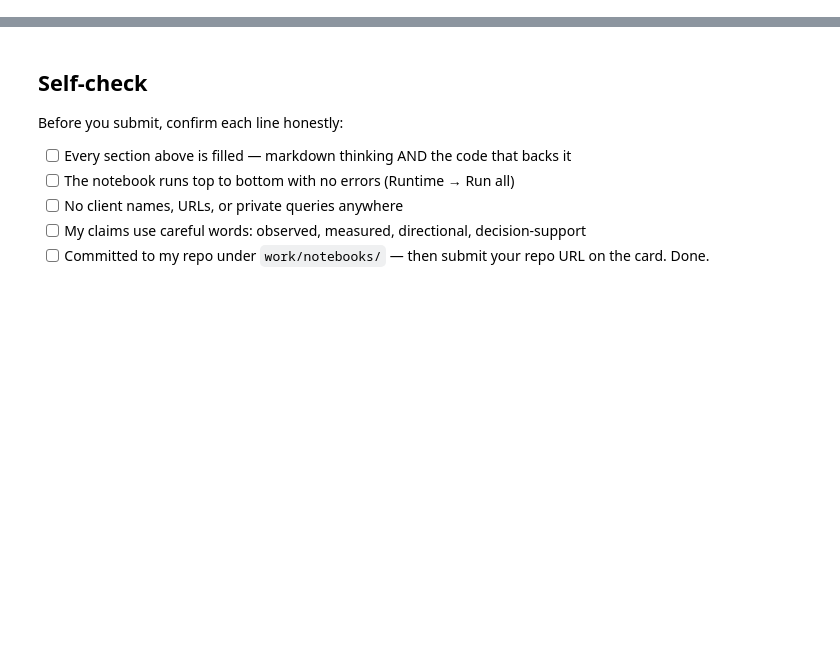
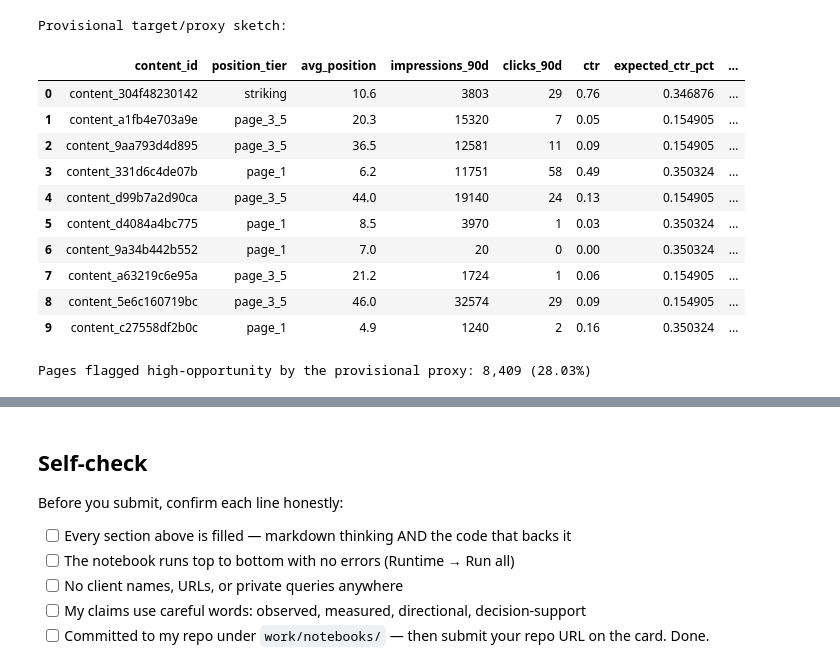
Before and after one commit to Fraz-Rasool/ML-Internship, a Jupyter notebook: work/notebooks/w02_ml_task_framing.ipynb, the cells around one changed output, grey strips where cells are left out. Drawn from its saved outputs; the diff is of its cells as text; code cells hidden in the pictures; blank space fills up the shorter version.

```diff
--- a/work/notebooks/w02_ml_task_framing.ipynb
+++ b/work/notebooks/w02_ml_task_framing.ipynb
@@ -43,0 +68,71 @@ This skeleton is yours to fill. Work the sections **in order** — each one has
+# %%
+# Sketch the provisional target/proxy.
+# CTR is stored on a 0-100 percentage scale in the starter data.
+
+tier_baseline = (
+    df.groupby("position_tier", dropna=False)
+      .apply(
+          lambda g: pd.Series({
+              "tier_impressions": g["impressions_90d"].sum(),
+              "tier_clicks": g["clicks_90d"].sum(),
+          }),
+          include_groups=False,
+      )
+      .reset_index()
+)
+
+tier_baseline["expected_ctr_pct"] = (
+    tier_baseline["tier_clicks"] /
+    tier_baseline["tier_impressions"] * 100
+)
+
+target_sketch = df[
+    [
+        "content_id",
+        "position_tier",
+        "avg_position",
+        "impressions_90d",
+        "clicks_90d",
+        "ctr",
+    ]
+].copy()
+
+target_sketch = target_sketch.merge(
+    tier_baseline[["position_tier", "expected_ctr_pct"]],
+    on="position_tier",
+    how="left",
+)
+
+target_sketch["ctr_opportunity_gap_pct"] = (
+    target_sketch["expected_ctr_pct"] - target_sketch["ctr"]
+)
+
+target_sketch["high_opportunity_proxy"] = (
+    (target_sketch["impressions_90d"] >= 500)
+    & (target_sketch["avg_position"] > 0)
+    & (target_sketch["avg_position"] <= 20)
+    & (target_sketch["ctr_opportunity_gap_pct"] > 0)
+)
+
+print("Provisional target/proxy sketch:")
+display(target_sketch.head(10))
+
+print(
+    f"Pages flagged high-opportunity by the provisional proxy: "
+    f"{target_sketch['high_opportunity_proxy'].sum():,} "
+    f"({target_sketch['high_opportunity_proxy'].mean() * 100:.2f}%)"
+)
+# %% [output]
+Provisional target/proxy sketch:
+|  | content_id | position_tier | avg_position | impressions_90d | clicks_90d | ctr | expected_ctr_pct | ... |
+| 0 | content_304f48230142 | striking | 10.6 | 3803 | 29 | 0.76 | 0.346876 | ... |
+| 1 | content_a1fb4e703a9e | page_3_5 | 20.3 | 15320 | 7 | 0.05 | 0.154905 | ... |
+| 2 | content_9aa793d4d895 | page_3_5 | 36.5 | 12581 | 11 | 0.09 | 0.154905 | ... |
+| 3 | content_331d6c4de07b | page_1 | 6.2 | 11751 | 58 | 0.49 | 0.350324 | ... |
+| 4 | content_d99b7a2d90ca | page_3_5 | 44.0 | 19140 | 24 | 0.13 | 0.154905 | ... |
+| 5 | content_d4084a4bc775 | page_1 | 8.5 | 3970 | 1 | 0.03 | 0.350324 | ... |
+| 6 | content_9a34b442b552 | page_1 | 7.0 | 20 | 0 | 0.00 | 0.350324 | ... |
+| 7 | content_a63219c6e95a | page_3_5 | 21.2 | 1724 | 1 | 0.06 | 0.154905 | ... |
+| 8 | content_5e6c160719bc | page_3_5 | 46.0 | 32574 | 29 | 0.09 | 0.154905 | ... |
+| 9 | content_c27558df2b0c | page_1 | 4.9 | 1240 | 2 | 0.16 | 0.350324 | ... |
+Pages flagged high-opportunity by the provisional proxy: 8,409 (28.03%)
```
Also changed, not shown: parts of 19 cells of this notebook.
